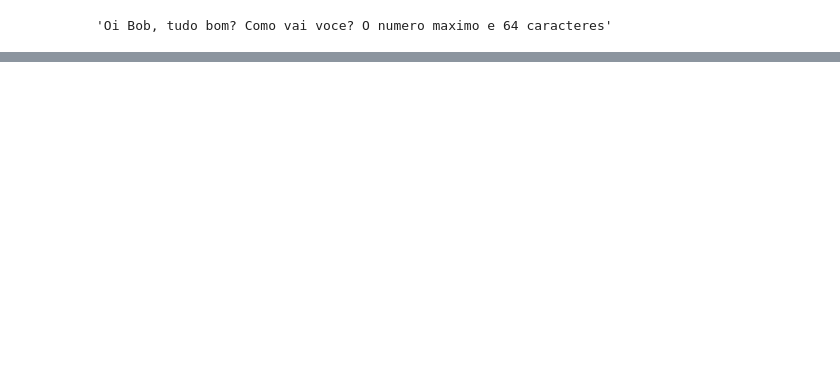
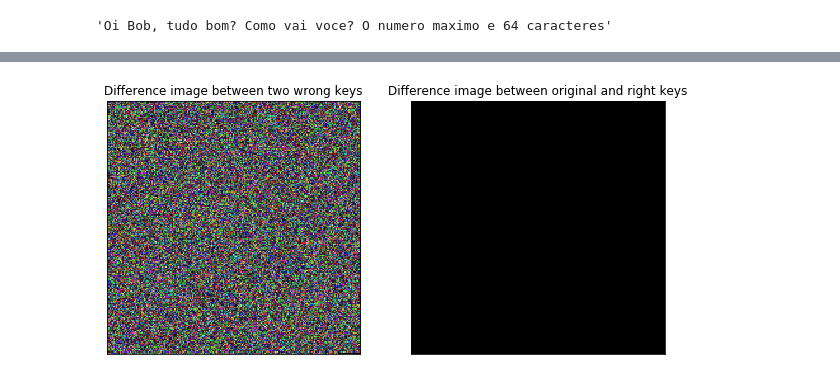
Before and after one commit to hollebenthiago/ecc, a Jupyter notebook: sage_notebook/encrypt_decrypt_message.ipynb, the cells around one changed output, grey strips where cells are left out. Saved outputs shown, nothing was run; the diff lists cells and outputs as text; code cells hidden in the pictures; blank space fills up the shorter version.

```diff
--- a/sage_notebook/encrypt_decrypt_message.ipynb
+++ b/sage_notebook/encrypt_decrypt_message.ipynb
@@ -165,0 +176,15 @@ IOError: decoder jpeg not available
+# %%
+fig, ((ax1, ax2), (ax3, ax4)) = plt.subplots(ncols = 2, nrows = 2, figsize=(10, 10))
+
+ax1.imshow(coala)
+ax2.imshow(im2)
+ax3.imshow(im3)
+ax4.imshow(im4)
+for ax in [ax1, ax2, ax3, ax4]:
+    ax.set_xticks([]);
+    ax.set_yticks([]);
+
+ax1.set_title('Original');
+ax2.set_title('Decrypted with right key');
+ax3.set_title('Decrypted with wrong key 1');
+ax4.set_title('Decrypted with wrong key 2');
@@ -165,0 +196,20 @@ IOError: decoder jpeg not available
+# %%
+im5 = Image.new(coala.mode, coala.size)
+im5.putdata(diff_wrong_pixels)
+
+im6 = Image.new(coala.mode, coala.size)
+im6.putdata(diff_right_pixels)
+# %%
+fig, (ax1, ax2) = plt.subplots(ncols = 2, figsize = (10,10))
+
+ax1.imshow(im5)
+ax2.imshow(im6)
+
+ax1.set_title('Difference image between two wrong keys');
+ax2.set_title('Difference image between original and right keys');
+
+for ax in [ax1, ax2]:
+    ax.set_xticks([])
+    ax.set_yticks([])
+# %% [output]
+[figure, added]
```
Also changed, not shown: parts of 53 cells of this notebook, 12 other files.
